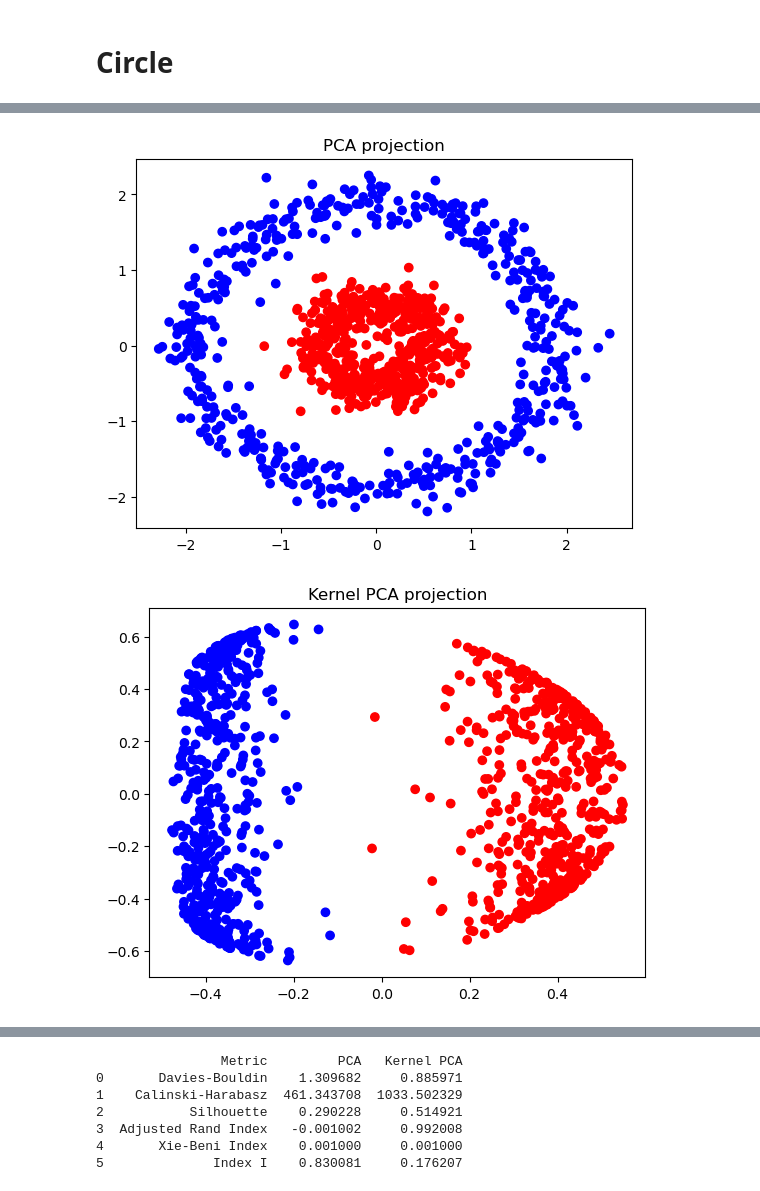
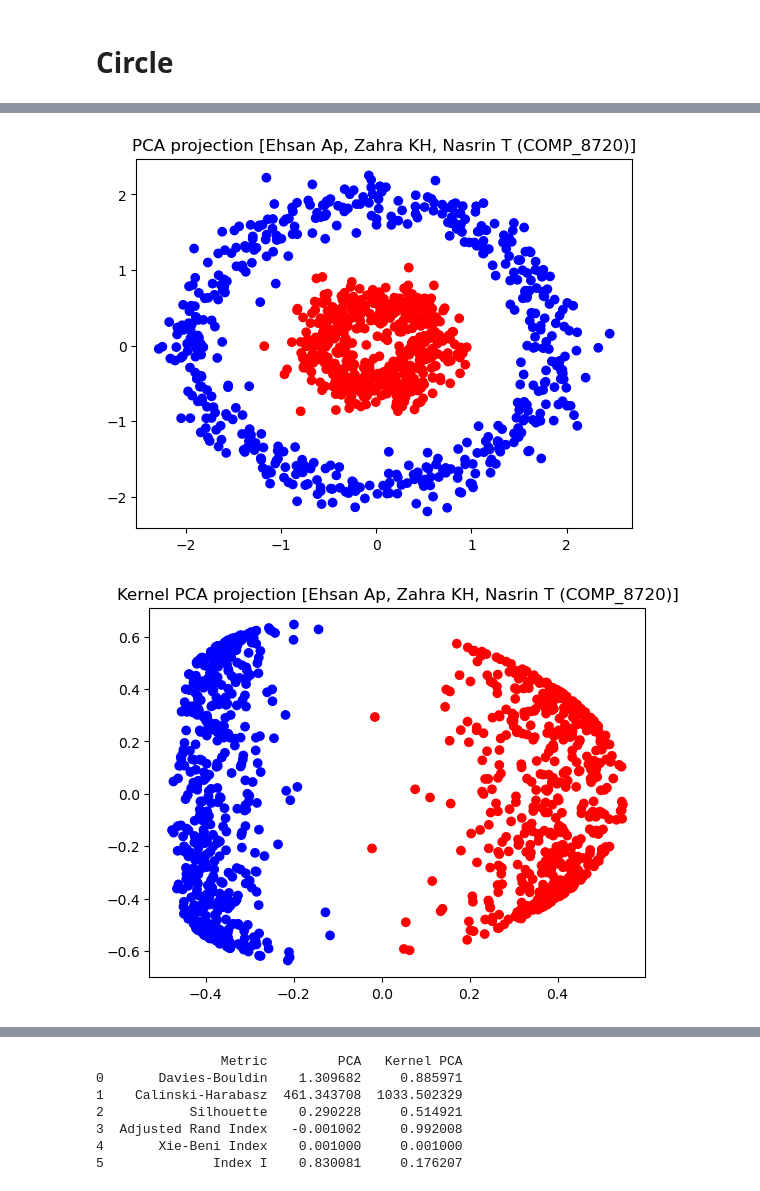
Before and after one commit to ehsanap7/adv_topics_ai, a Jupyter notebook: assignments/assignment_1,2,3/code/clustering_models_3.ipynb, the cells around one changed output, grey strips where cells are left out. Drawn from its saved outputs; the diff is of its cells as text; code cells hidden in the pictures.

```diff
--- a/assignments/assignment_1,2,3/code/clustering_models_3.ipynb
+++ b/assignments/assignment_1,2,3/code/clustering_models_3.ipynb
@@ -149,20 +140,20 @@ scaler = StandardScaler()
 X_std = scaler.fit_transform(X)
 
 plt.scatter(X.iloc[:, 0], X.iloc[:, 1], c=y, cmap='bwr')
-plt.title('Original dataset')
+plt.title('Original dataset [Ehsan Ap, Zahra KH, Nasrin T (COMP_8720)]')
 plt.show()
 
 pca = PCA(n_components=2)
 X_pca = pca.fit_transform(X_std)
 
 plt.scatter(X_pca[:, 0], X_pca[:, 1], c=y, cmap='bwr')
-plt.title('PCA projection')
+plt.title('PCA projection [Ehsan Ap, Zahra KH, Nasrin T (COMP_8720)]')
 plt.show()
 
 kpca = KernelPCA(n_components=2, kernel='rbf')
 X_kpca = kpca.fit_transform(X_std)
 
 plt.scatter(X_kpca[:, 0], X_kpca[:, 1], c=y, cmap='bwr')
-plt.title('Kernel PCA projection')
+plt.title('Kernel PCA projection [Ehsan Ap, Zahra KH, Nasrin T (COMP_8720)]')
 plt.show()
 # %% [output]
@@ -170,5 +161,5 @@ plt.show()
-[figure, old version]
+[figure, new version]
-[figure, old version]
+[figure, new version]
 # %%
 circle_csv = circle_csv
 
```
Also changed, not shown: parts of 11 cells of this notebook.
